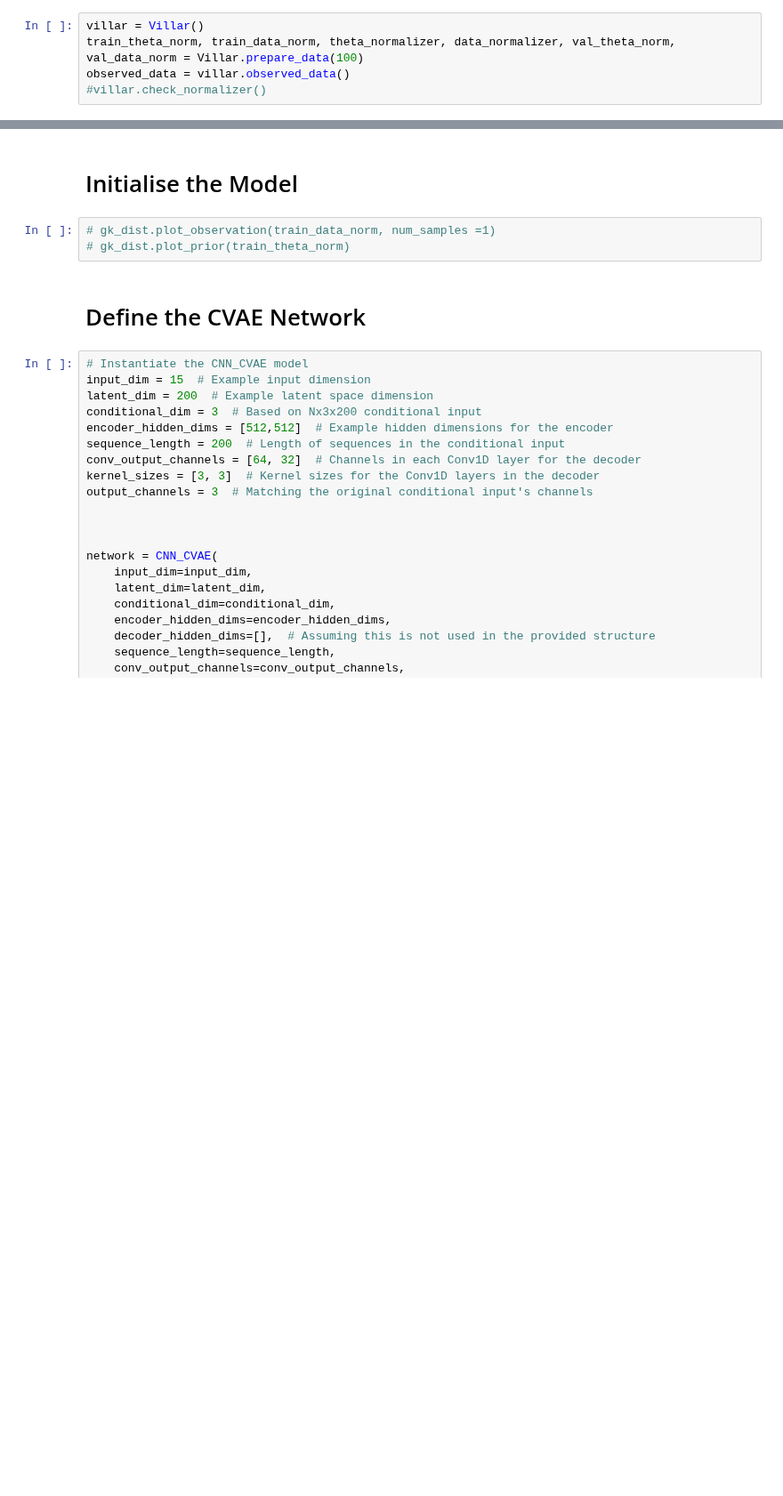
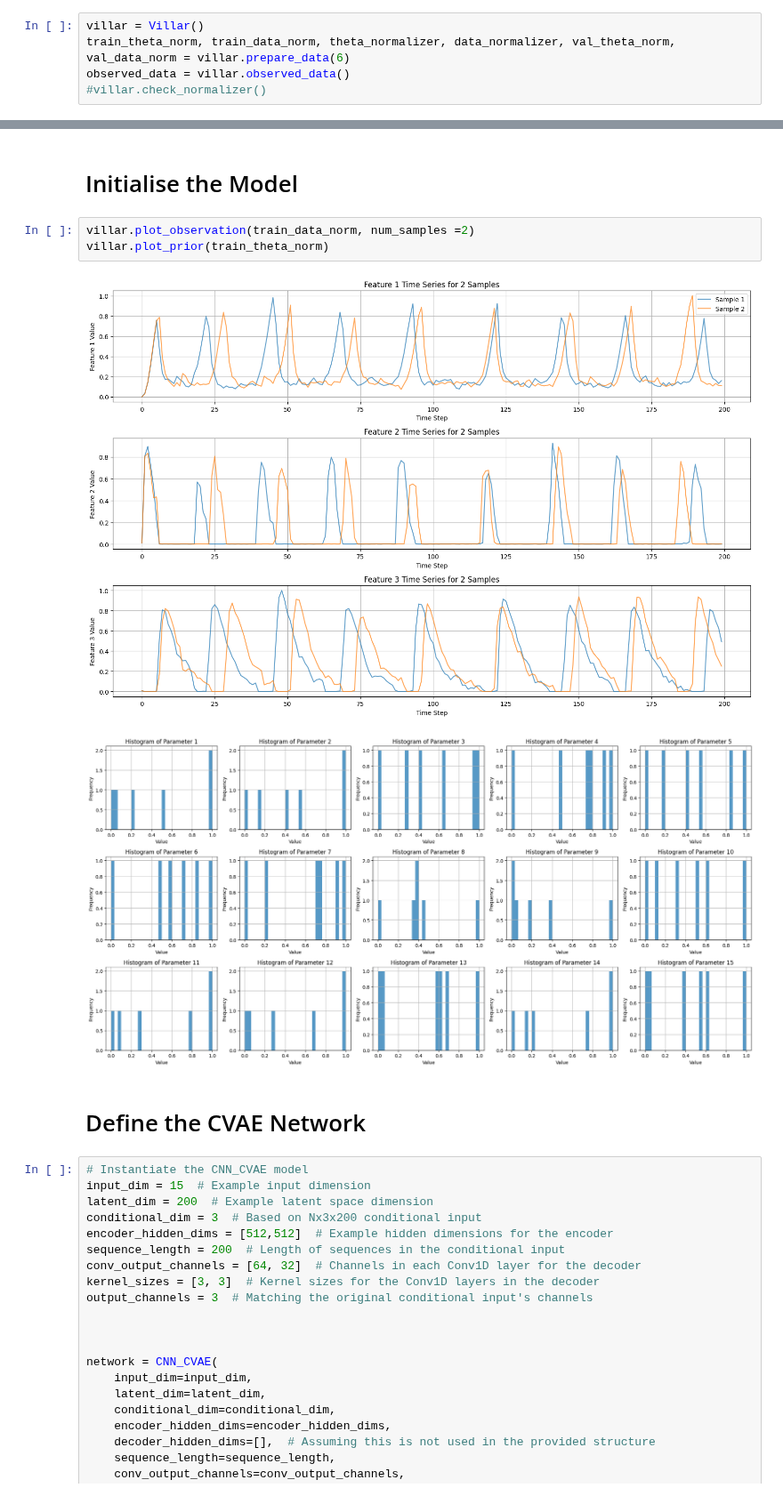
Before and after one commit to mayank05942/CVAEI, a Jupyter notebook: notebooks/villar.ipynb, the cells around one changed output, grey strips where cells are left out. Shown at 89% size. Drawn from its saved outputs; the diff is of its cells as text; blank space fills up the shorter version.

```diff
--- a/notebooks/villar.ipynb
+++ b/notebooks/villar.ipynb
@@ -44,7 +44,7 @@ False
 None
 # %%
 villar = Villar()
-train_theta_norm, train_data_norm, theta_normalizer, data_normalizer, val_theta_norm, val_data_norm = Villar.prepare_data(100)
+train_theta_norm, train_data_norm, theta_normalizer, data_normalizer, val_theta_norm, val_data_norm = villar.prepare_data(6)
 observed_data = villar.observed_data()
 #villar.check_normalizer()
 # %% [output]
@@ -71,8 +60,11 @@ KeyboardInterrupt:
 # %% [markdown]
 # Initialise the Model
 # %%
-# gk_dist.plot_observation(train_data_norm, num_samples =1)
-# gk_dist.plot_prior(train_theta_norm)
+villar.plot_observation(train_data_norm, num_samples =2)
+villar.plot_prior(train_theta_norm)
+# %% [output]
+[figure, added]
+[figure, added]
 # %% [markdown]
 # Define the CVAE Network
 # %%
```
Also changed, not shown: parts of 4 cells of this notebook, 2 other files.
